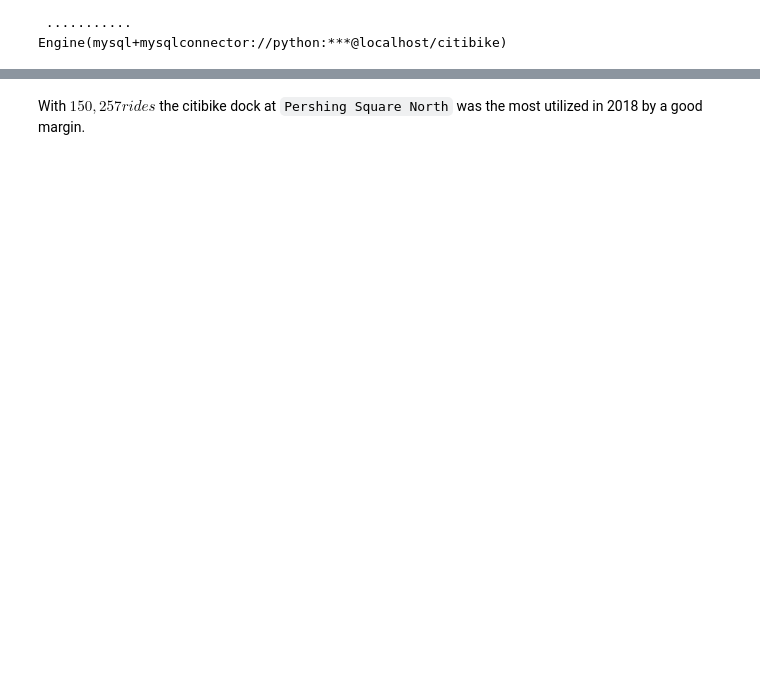
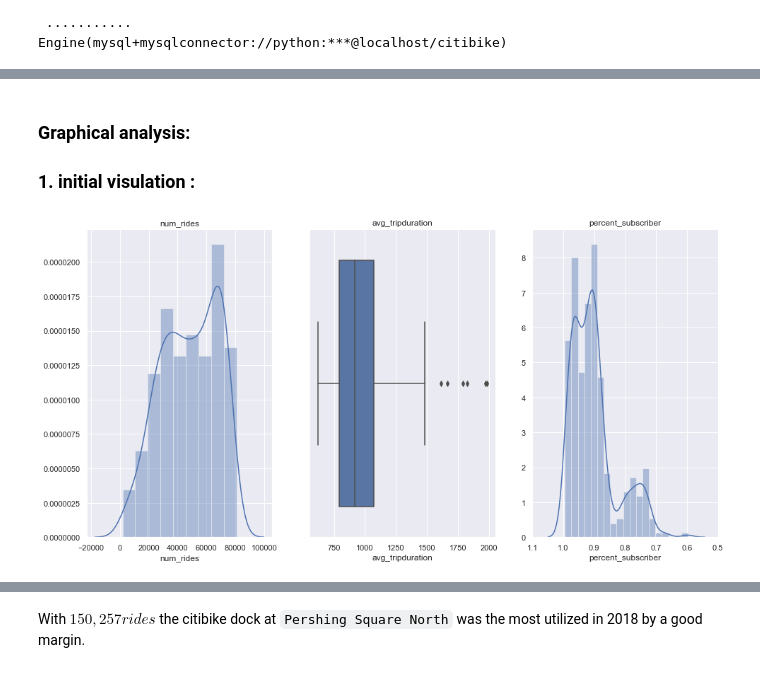
Before and after one commit to jacoblgoodman/DAV-5400, a Jupyter notebook: final/j_goodman_finalproject.ipynb, the cells around one changed output, grey strips where cells are left out. Cells and saved outputs as stored; diff of their text form; code cells hidden in the pictures; blank space fills up the shorter version.

```diff
--- a/final/j_goodman_finalproject.ipynb
+++ b/final/j_goodman_finalproject.ipynb
@@ -122,0 +242,7 @@ display(df_docks)
+# %%
+# set nulls
+df['precipAccumulation'].fillna(value=0, inplace= True)
+df['precipType'].fillna(value='no_precip', inplace = True)
+#verify
+
+df.isnull().sum()
@@ -122,0 +261,24 @@ display(df_docks)
+# %% [markdown]
+### Graphical analysis:
+### 1. initial visulation :
+# %%
+sns.set()
+sns.set_style();
+plt.figure(figsize=(16,8))#.suptitle('distributions',fontsize=16)
+plt.tight_layout()
+#1
+plt.subplot(1,3,1);
+sns.distplot(df.num_rides);
+plt.title('num_rides')
+#2
+plt.subplot(1,3,2);
+sns.boxplot(df.avg_tripduration);
+plt.title('avg_tripduration');
+#3
+
+plt.subplot(1,3,3);
+sns.distplot(df.percent_subscriber);
+plt.xlim(1.1, 0.5);
+plt.title('percent_subscriber');
+# %% [output]
+[figure, added]
```
Also changed, not shown: parts of 36 cells of this notebook.
